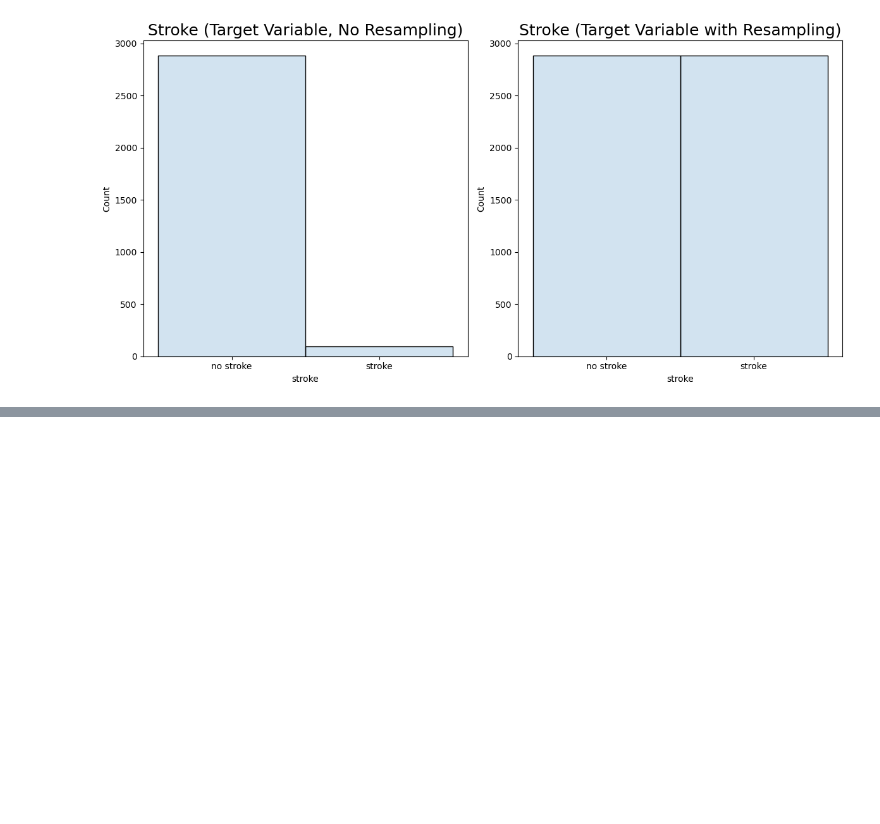
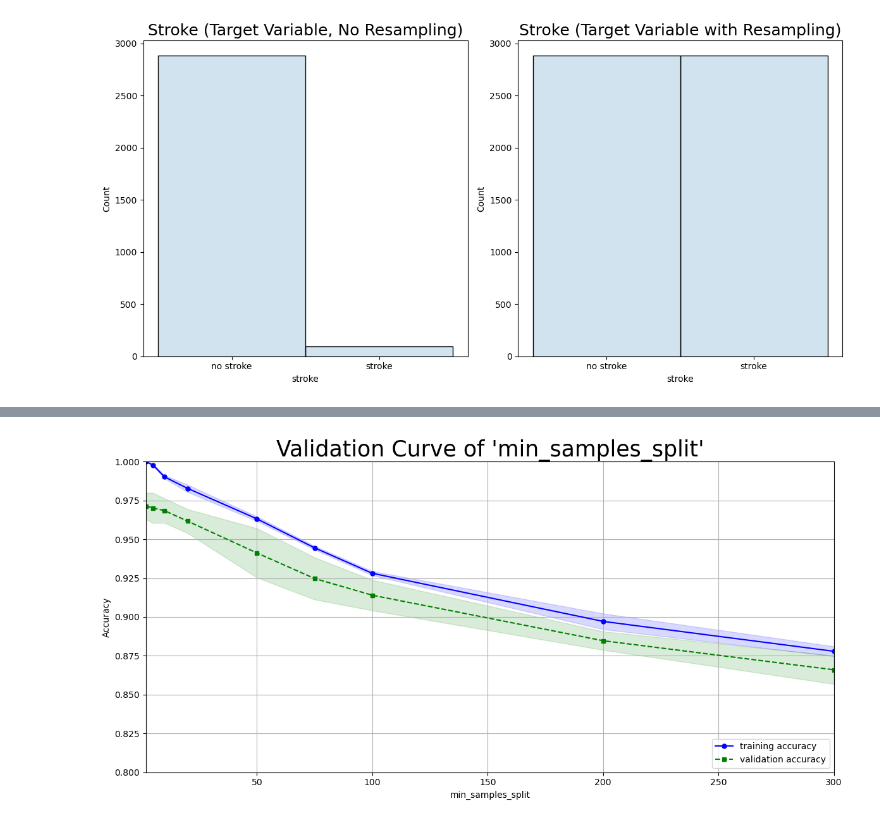
Before and after one commit to pjaiswalusf/Stroke-Prediction, a Jupyter notebook: StrokePrediction.ipynb, the cells around one changed output, grey strips where cells are left out. Cells and saved outputs as stored; diff of their text form; code cells hidden in the pictures; blank space fills up the shorter version.

```diff
--- a/StrokePrediction.ipynb
+++ b/StrokePrediction.ipynb
@@ -589,0 +806,4 @@ plt.tight_layout()
+# %%
+plot_validation_curve(rf_class, X_resampled, y_resampled, 5, 'min_samples_split', [2,5,10,20,50,75,100,200,300], y_lim=[0.8,1.])
+# %% [output]
+[figure, added]
```
Also changed, not shown: parts of 28 cells of this notebook.
